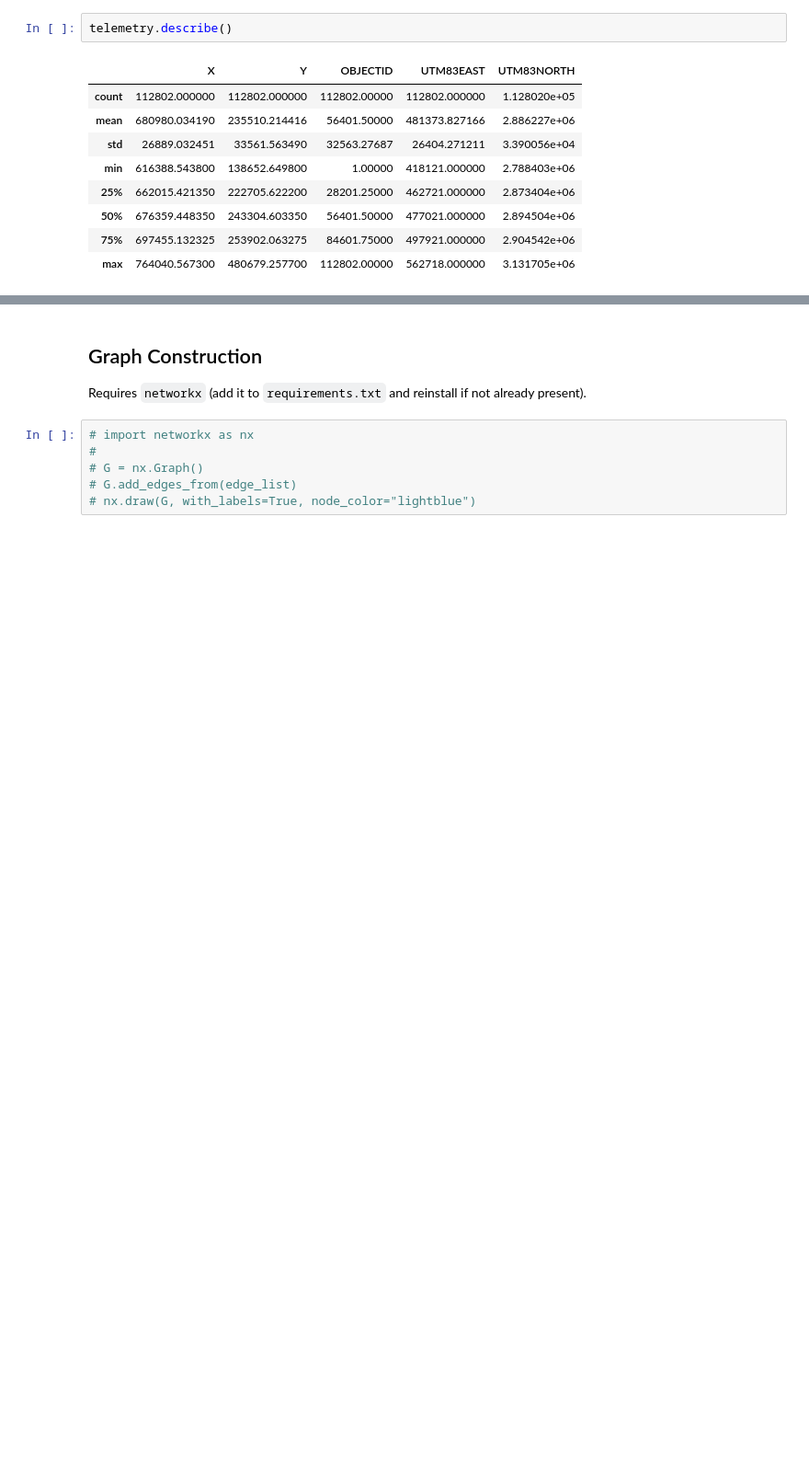
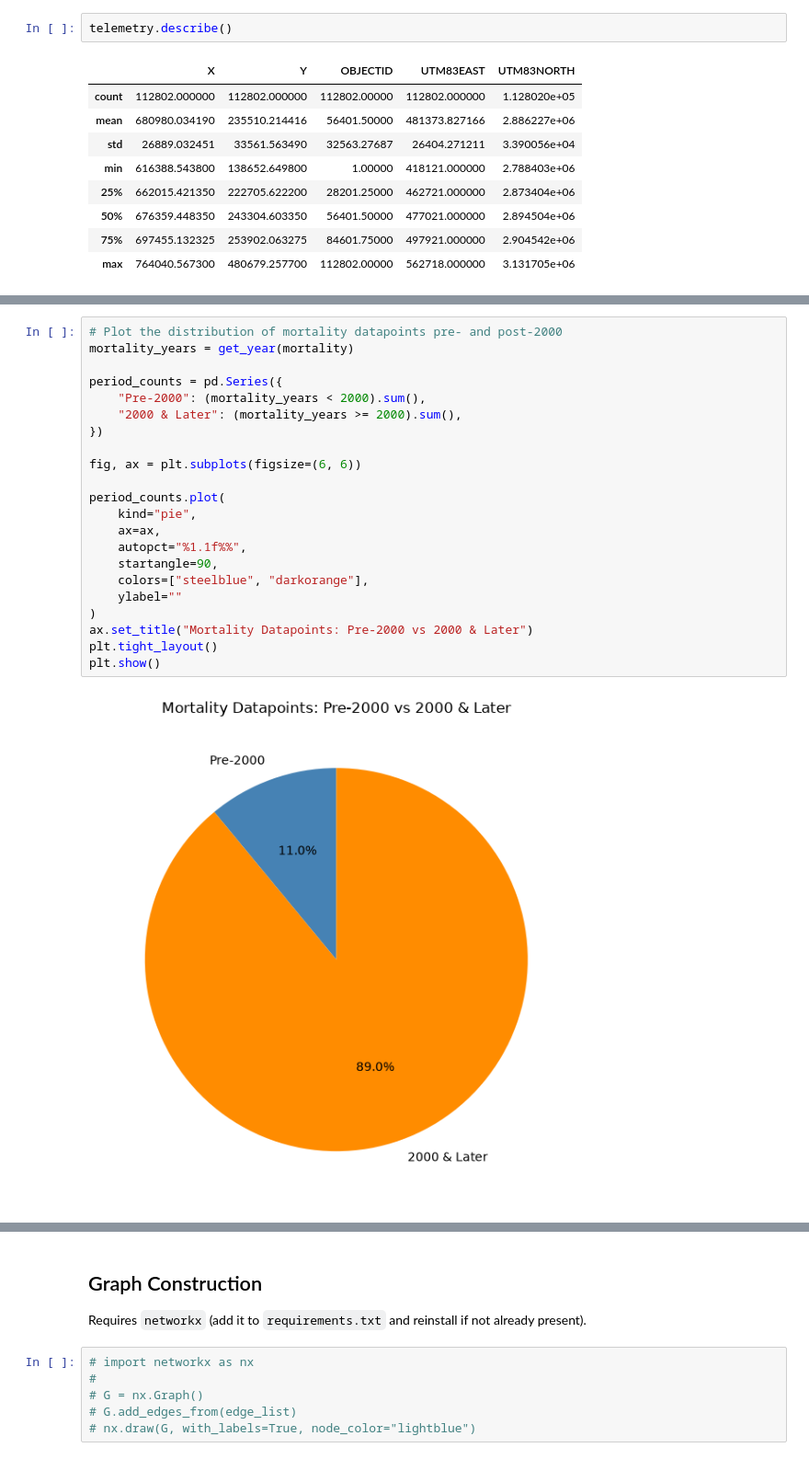
Before and after one commit to JerRMartin/Graph-Based-Risk-Mapping, a Jupyter notebook: notebooks/notebook.ipynb, the cells around one changed output, grey strips where cells are left out. Shown at 92% size. Saved outputs shown, nothing was run; the diff lists cells and outputs as text; blank space fills up the shorter version.

```diff
--- a/notebooks/notebook.ipynb
+++ b/notebooks/notebook.ipynb
@@ -99,0 +136,24 @@ telemetry.describe()
+# %%
+# Plot the distribution of mortality datapoints pre- and post-2000
+mortality_years = get_year(mortality)
+
+period_counts = pd.Series({
+    "Pre-2000": (mortality_years < 2000).sum(),
+    "2000 & Later": (mortality_years >= 2000).sum(),
+})
+
+fig, ax = plt.subplots(figsize=(6, 6))
+
+period_counts.plot(
+    kind="pie",
+    ax=ax,
+    autopct="%1.1f%%",
+    startangle=90,
+    colors=["steelblue", "darkorange"],
+    ylabel=""
+)
+ax.set_title("Mortality Datapoints: Pre-2000 vs 2000 & Later")
+plt.tight_layout()
+plt.show()
+# %% [output]
+[figure, added]
```
Also changed, not shown: parts of 3 cells of this notebook, 6 other files.
